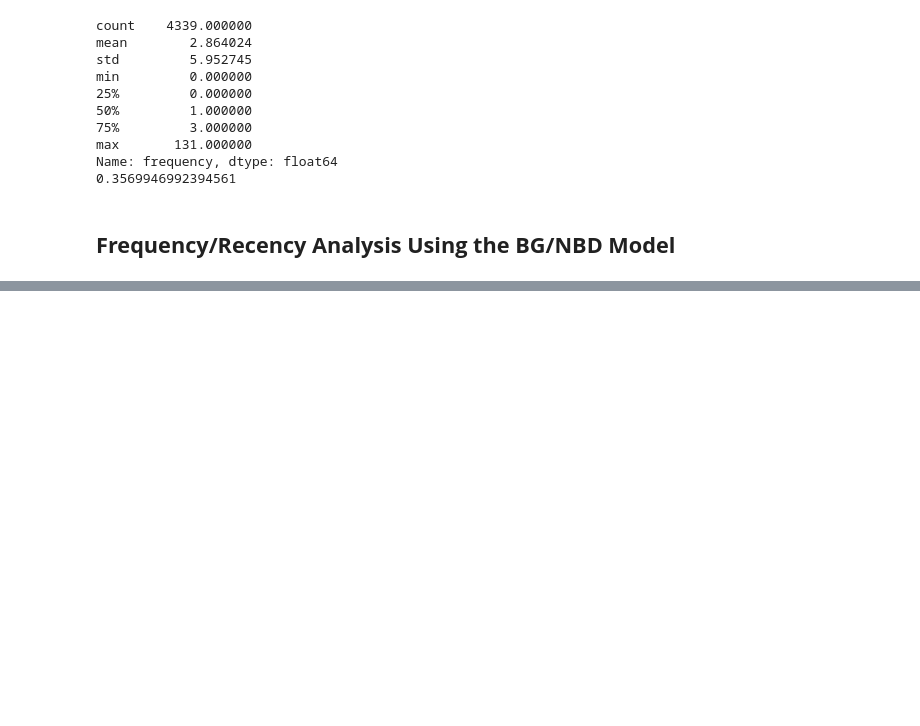
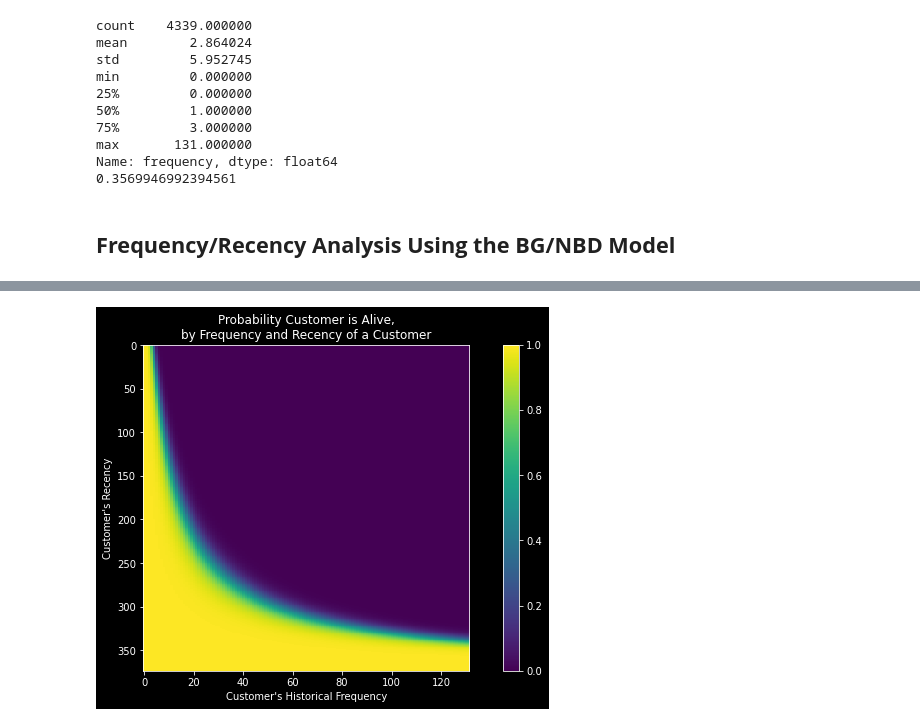
Before and after one commit to sidd-hart/customer-segmentation, a Jupyter notebook: notebooks/2.2-LifeTimes-CLTV-Analysis.ipynb, the cells around one changed output, grey strips where cells are left out. Drawn from its saved outputs; the diff is of its cells as text; code cells hidden in the pictures; blank space fills up the shorter version.

```diff
--- a/notebooks/2.2-LifeTimes-CLTV-Analysis.ipynb
+++ b/notebooks/2.2-LifeTimes-CLTV-Analysis.ipynb
@@ -142,0 +145,4 @@ Successfully installed jedi-0.17.2 parso-0.7.1
+# %%
+plot_probability_alive_matrix(bgf);
+# %% [output]
+[figure, added]
```
Also changed, not shown: parts of 29 cells of this notebook, 1 other file.
